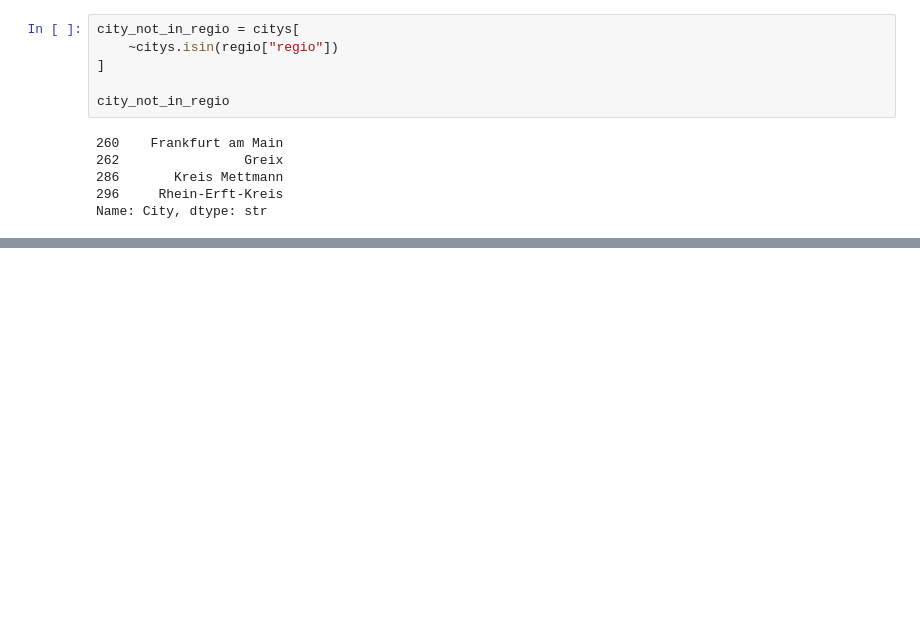
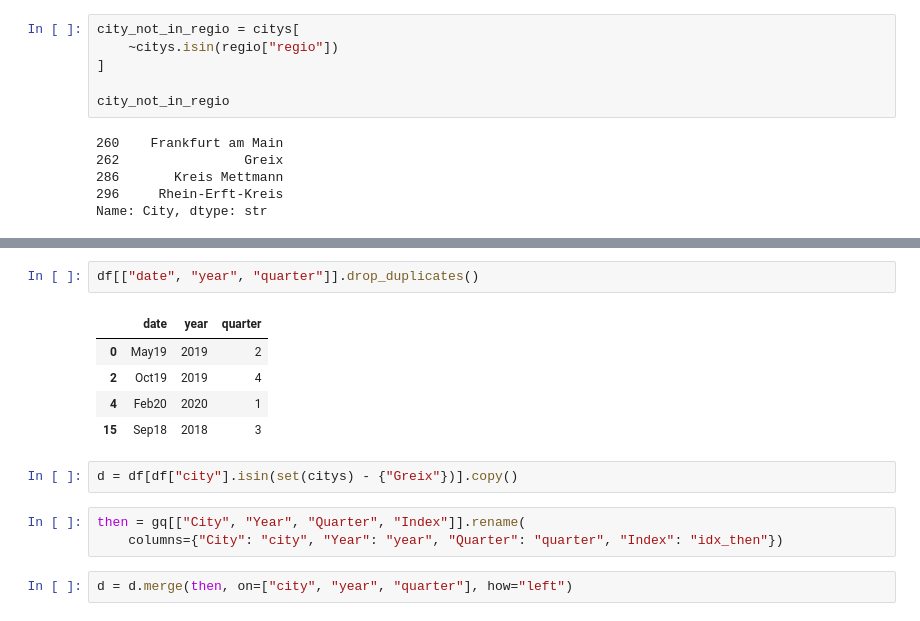
Before and after one commit to mohamed09012003/german_rent_predictor, a Jupyter notebook: notebooks/01_exploration.ipynb, the cells around one changed output, grey strips where cells are left out. Drawn from its saved outputs; the diff is of its cells as text; blank space fills up the shorter version.

```diff
--- a/notebooks/01_exploration.ipynb
+++ b/notebooks/01_exploration.ipynb
@@ -164,0 +223,15 @@ Name: City, dtype: str
+# %%
+df[["date", "year", "quarter"]].drop_duplicates()
+# %% [output]
+|  | date | year | quarter |
+| 0 | May19 | 2019 | 2 |
+| 2 | Oct19 | 2019 | 4 |
+| 4 | Feb20 | 2020 | 1 |
+| 15 | Sep18 | 2018 | 3 |
+# %%
+d = df[df["city"].isin(set(citys) - {"Greix"})].copy()
+# %%
+then = gq[["City", "Year", "Quarter", "Index"]].rename(
+    columns={"City": "city", "Year": "year", "Quarter": "quarter", "Index": "idx_then"})
+# %%
+d = d.merge(then, on=["city", "year", "quarter"], how="left")
```
Also changed, not shown: parts of 15 cells of this notebook, 2 other files.
